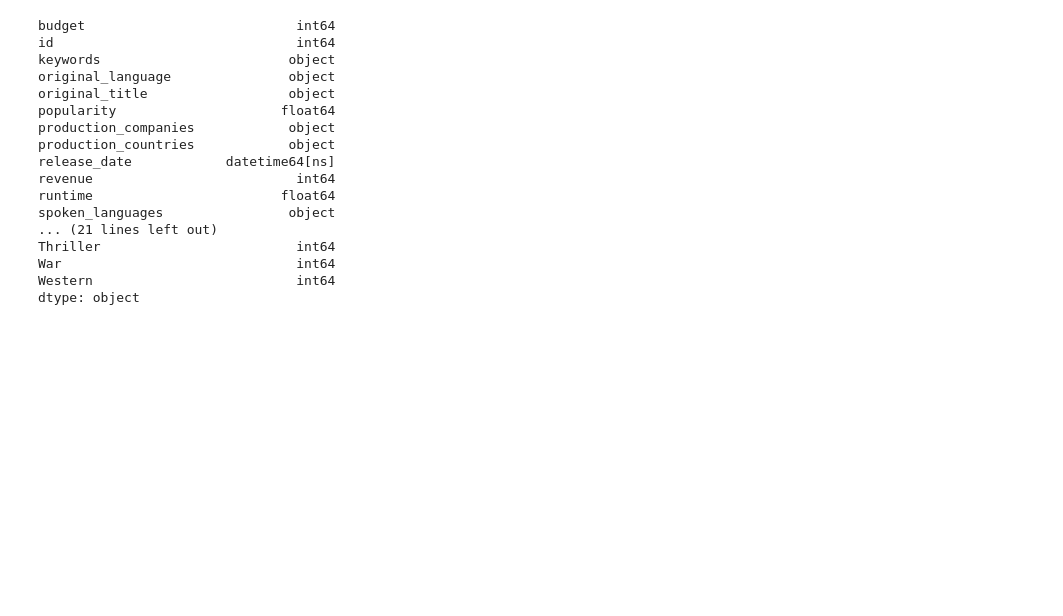
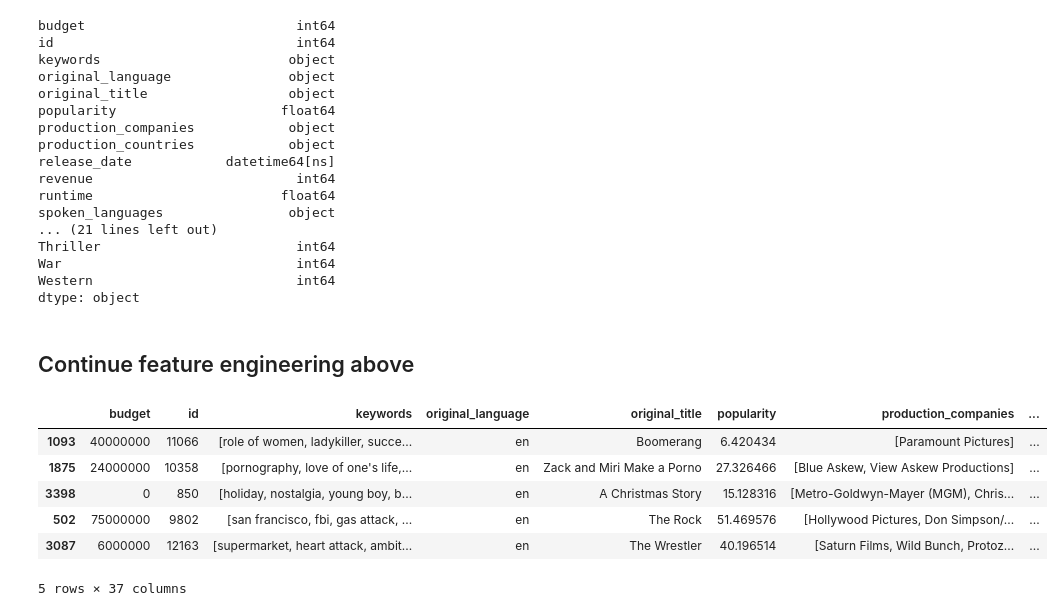
Before and after one commit to fdac25/movieRatings, a Jupyter notebook: code.ipynb, the cells around one changed output. Saved outputs shown, nothing was run; the diff lists cells and outputs as text; code cells hidden in the pictures; blank space fills up the shorter version.

```diff
--- a/code.ipynb
+++ b/code.ipynb
@@ -288,3 +294,29 @@ Thriller                         int64
 War                              int64
 Western                          int64
 dtype: object
+# %% [markdown]
+## Continue feature engineering above
+# %%
+combined_df = combined_df.sort_values(by='release_date')
+
+combined_df["release_year"] = combined_df["release_date"].dt.year
+combined_df["release_quarter"] = combined_df["release_date"].dt.quarter
+
+train_df, val_df = train_test_split(combined_df, test_size=0.2, shuffle=False)
+
+train_df = shuffle(train_df, random_state=865)
+
+train_y = train_df['revenue']
+train_X = train_df.drop(columns=['revenue'])
+val_y = val_df['revenue']
+val_X = val_df.drop(columns=['revenue'])
+
+train_X.head()
+# %% [output]
+|  | budget | id | keywords | original_language | original_title | popularity | production_companies | ... |
+| 1093 | 40000000 | 11066 | [role of women, ladykiller, succe... | en | Boomerang | 6.420434 | [Paramount Pictures] | ... |
+| 1875 | 24000000 | 10358 | [pornography, love of one's life,... | en | Zack and Miri Make a Porno | 27.326466 | [Blue Askew, View Askew Productions] | ... |
+| 3398 | 0 | 850 | [holiday, nostalgia, young boy, b... | en | A Christmas Story | 15.128316 | [Metro-Goldwyn-Mayer (MGM), Chris... | ... |
+| 502 | 75000000 | 9802 | [san francisco, fbi, gas attack, ... | en | The Rock | 51.469576 | [Hollywood Pictures, Don Simpson/... | ... |
+| 3087 | 6000000 | 12163 | [supermarket, heart attack, ambit... | en | The Wrestler | 40.196514 | [Saturn Films, Wild Bunch, Protoz... | ... |
+5 rows × 37 columns
```
Also changed, not shown: parts of 5 cells of this notebook.
